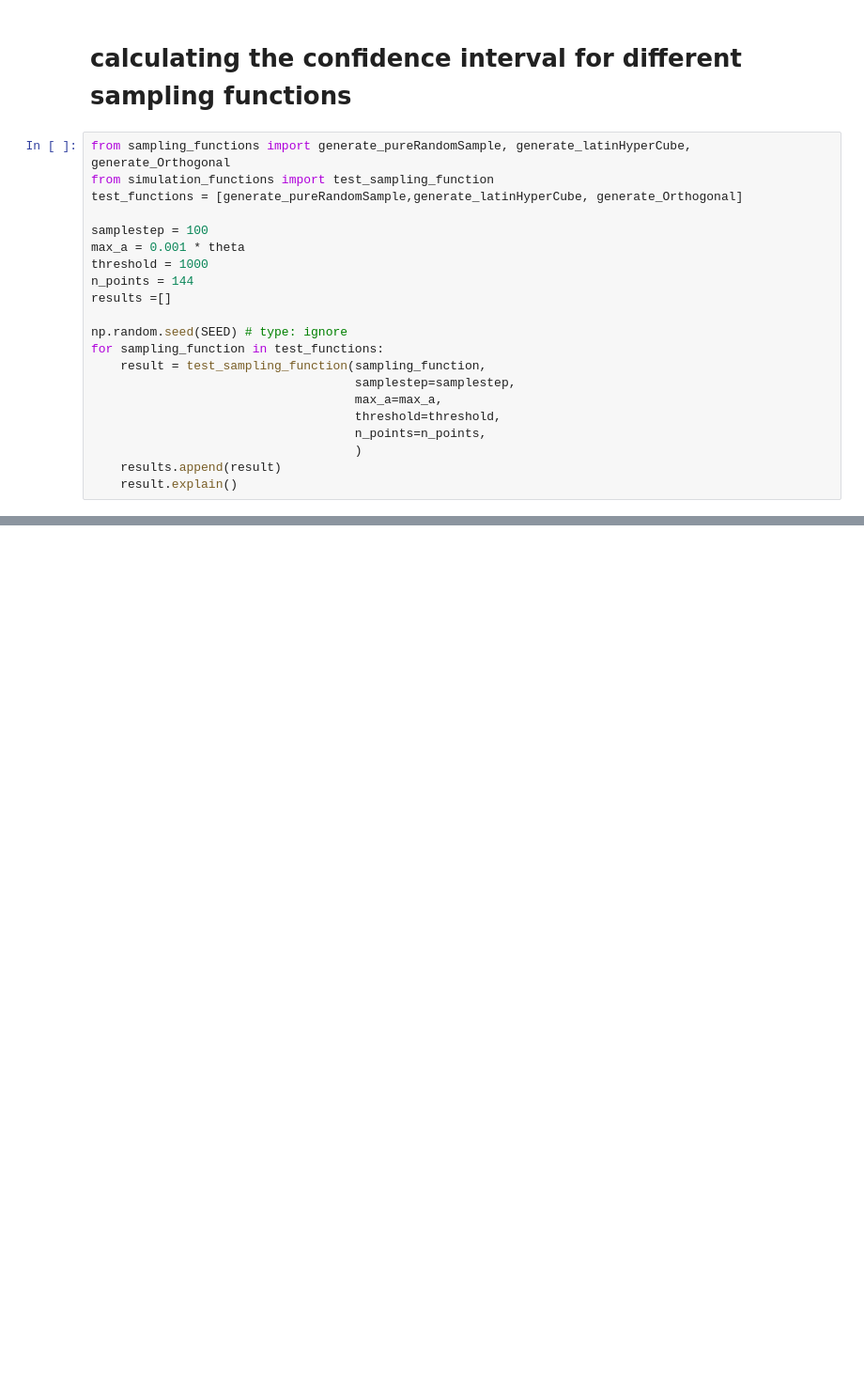
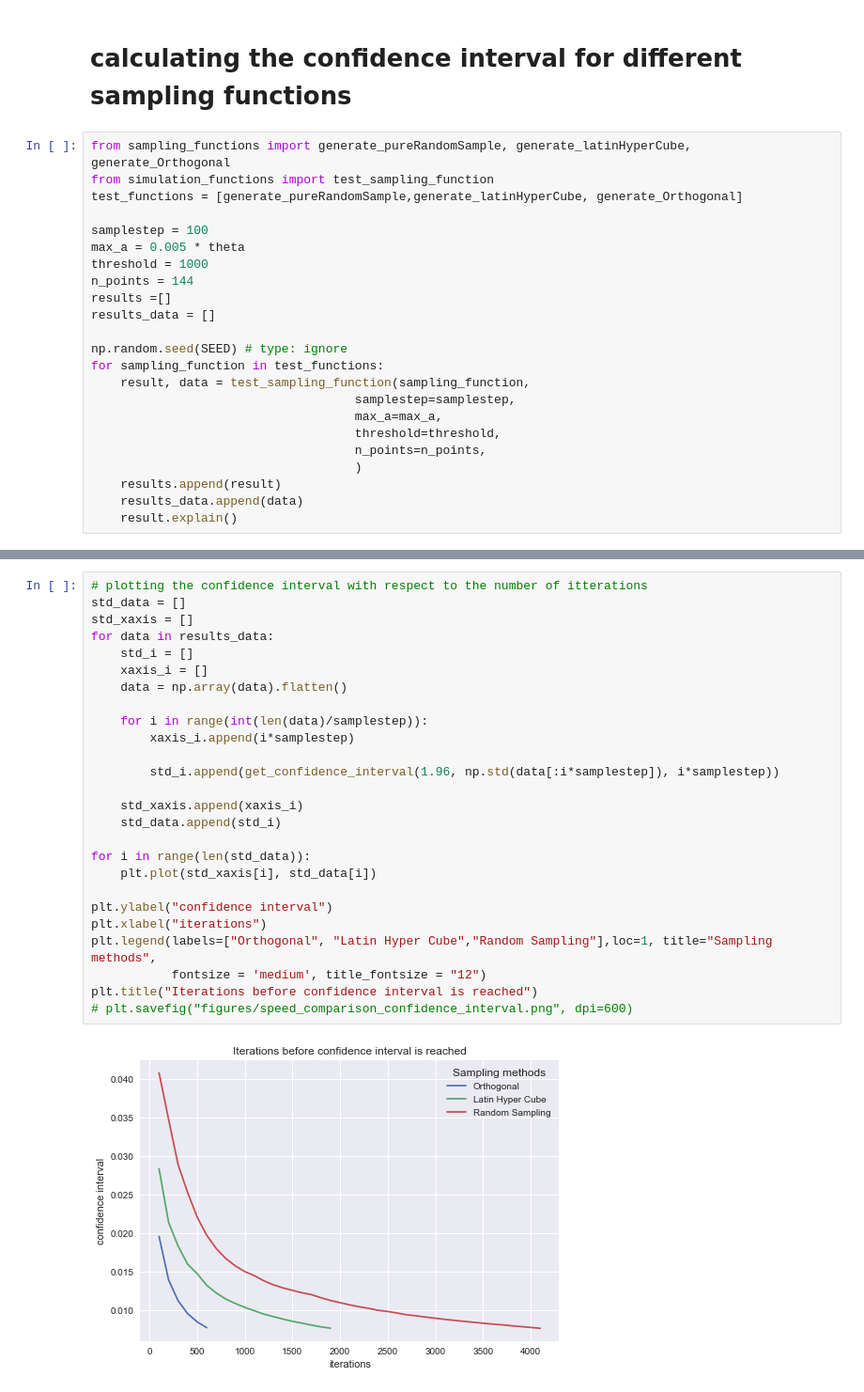
Before and after one commit to MbBrainz/StochasticSimulation-group19, a Jupyter notebook: Assignment1/Testing_sampling_functions.ipynb, the cells around one changed output, grey strips where cells are left out. Shown: that part at 94% size. Drawn from its saved outputs; the diff is of its cells as text; blank space fills up the shorter version.

```diff
--- a/Assignment1/Testing_sampling_functions.ipynb
+++ b/Assignment1/Testing_sampling_functions.ipynb
@@ -94,18 +95,20 @@ from simulation_functions import test_sampling_function
 test_functions = [generate_pureRandomSample,generate_latinHyperCube, generate_Orthogonal]
 
 samplestep = 100
-max_a = 0.001 * theta
+max_a = 0.005 * theta
 threshold = 1000
 n_points = 144
 results =[]
+results_data = []
 
 np.random.seed(SEED) # type: ignore
 for sampling_function in test_functions:
-    result = test_sampling_function(sampling_function,
+    result, data = test_sampling_function(sampling_function,
                                     samplestep=samplestep,
                                     max_a=max_a,
                                     threshold=threshold,
                                     n_points=n_points,
                                     )
     results.append(result)
+    results_data.append(data)
     result.explain()
@@ -111,0 +120,28 @@ for sampling_function in test_functions:
+# %%
+# plotting the confidence interval with respect to the number of itterations
+std_data = []
+std_xaxis = []
+for data in results_data:
+    std_i = []
+    xaxis_i = []
+    data = np.array(data).flatten()
+
+    for i in range(int(len(data)/samplestep)):
+        xaxis_i.append(i*samplestep)
+
+        std_i.append(get_confidence_interval(1.96, np.std(data[:i*samplestep]), i*samplestep))
+
+    std_xaxis.append(xaxis_i)
+    std_data.append(std_i)
+
+for i in range(len(std_data)):
+    plt.plot(std_xaxis[i], std_data[i])
+
+plt.ylabel("confidence interval")
+plt.xlabel("iterations")
+plt.legend(labels=["Orthogonal", "Latin Hyper Cube","Random Sampling"],loc=1, title="Sampling methods",
+           fontsize = 'medium', title_fontsize = "12")
+plt.title("Iterations before confidence interval is reached")
+# plt.savefig("figures/speed_comparison_confidence_interval.png", dpi=600)
+# %% [output]
+[figure, added]
```
Also changed, not shown: parts of 5 cells of this notebook, 7 other files.
